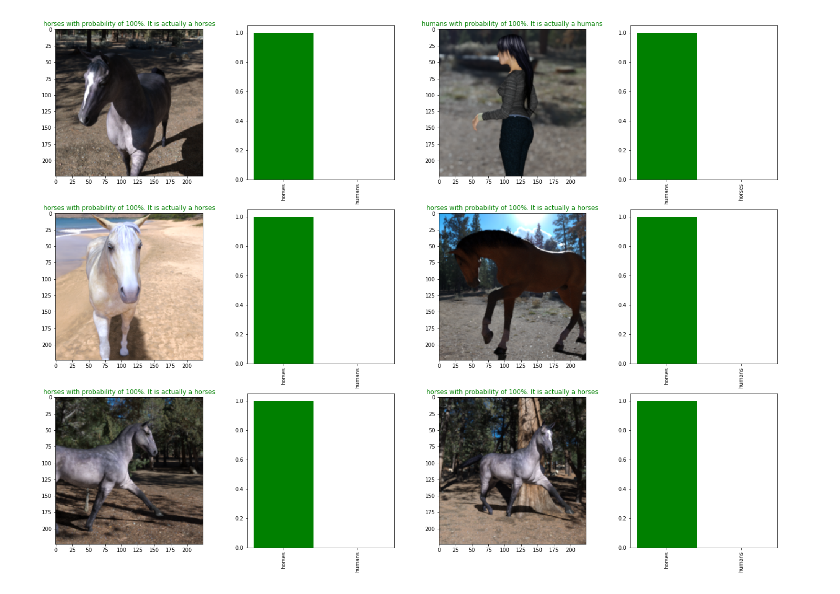
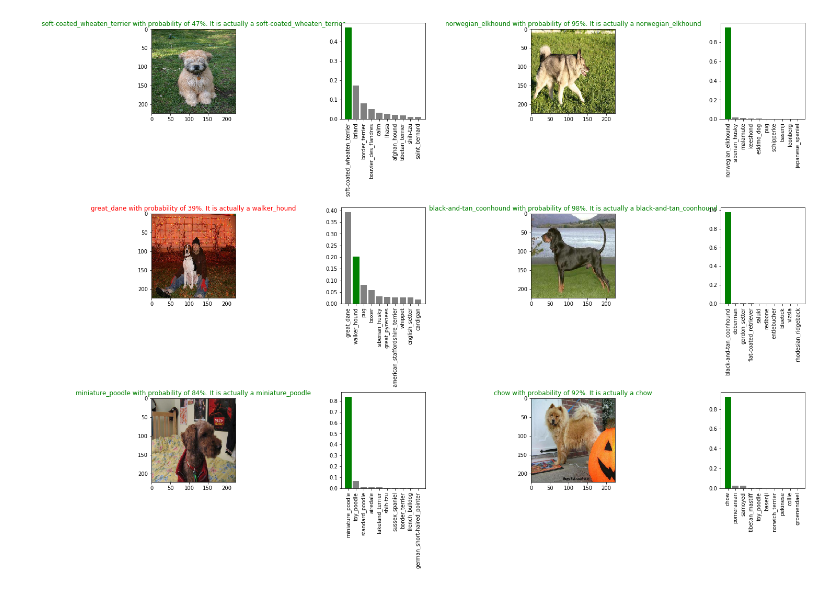
Before and after one commit to papstchaka/image_classification, a Jupyter notebook: Test.ipynb, the cells around one changed output. Drawn from its saved outputs; the diff is of its cells as text; code cells hidden in the pictures.

Commit message:
tested dog_vision dataset

```diff
--- a/Test.ipynb
+++ b/Test.ipynb
@@ -1,5 +1,6 @@
 # %%
 path = "D:/datasets/horse-or-human"
+path = "D:/Google Drive/colab_data/dog_vision"
 
 # start tensorboard with `tensorboard --logdir='{path}/logs' --port 2222`
 
@@ -43 +44 @@ Saving model to: D:/datasets/horse-or-human/models/20200501-130424-130424.h5 ...
-[figure, old version]
+[figure, new version]
```
Also changed, not shown: parts of 1 cell of this notebook.
